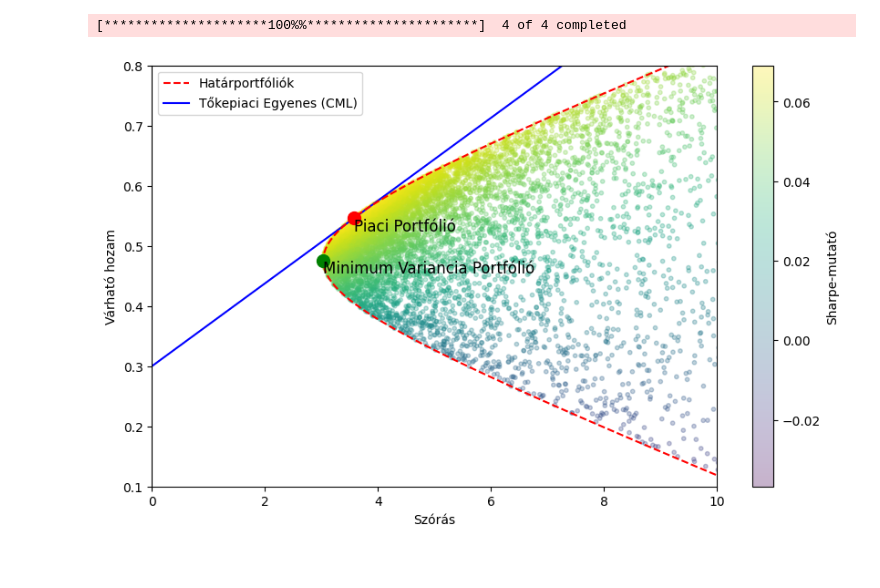
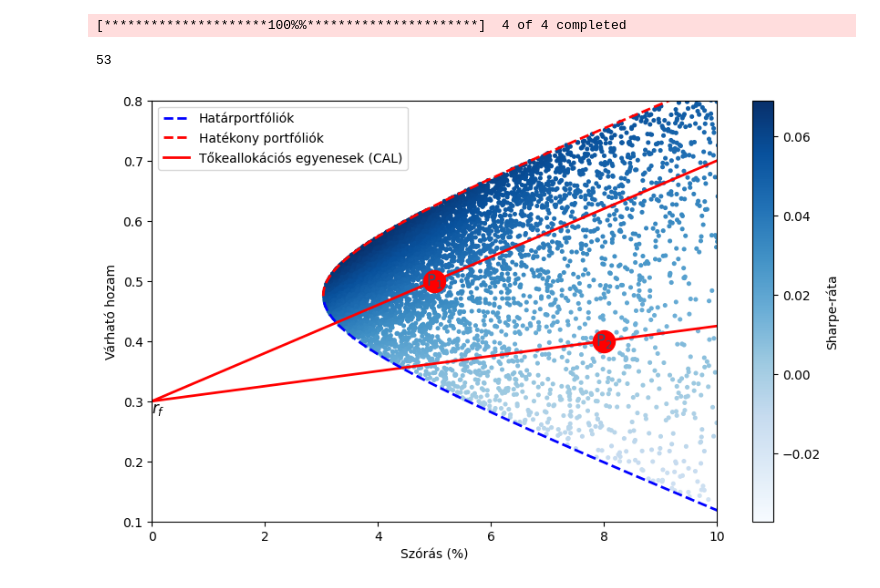
Before and after one commit to hakatiki/ETI-blog, a Jupyter notebook: content/blog/MPT/notebook.ipynb, the cells around one changed output. Saved outputs shown, nothing was run; the diff lists cells and outputs as text; code cells hidden in the pictures.

```diff
--- a/content/blog/MPT/notebook.ipynb
+++ b/content/blog/MPT/notebook.ipynb
@@ -162,32 +250,64 @@ def plot_efficient_frontier(results, exact_frontier_returns, exact_frontier_vola
     plt.ylim(min_y, max_y )  # Expected return range
 
     # Scatter plot for simulated portfolios
-    plt.scatter(results[0,:], results[1,:], c=results[2,:], cmap='viridis', marker='o', s=10, alpha=0.3)
-    plt.colorbar(label='Sharpe-mutató')
+    results[0,:]+=0.015
+    plt.scatter(results[0,:], results[1,:], c=results[2,:], cmap='Blues', marker='o', s=7, alpha=1)
+    plt.colorbar(label='Sharpe-ráta')
 
     # Line plot for the exact efficient frontier
-    plt.plot(exact_frontier_volatilities, exact_frontier_returns, 'r--', label='Határportfóliók')
+    min_vol =  np.array(exact_frontier_volatilities).min()
+    min_vol_pos = np.where(np.array(exact_frontier_volatilities) == min_vol)[0][0]
+    print(min_vol_pos)
+    plt.plot(exact_frontier_volatilities[:min_vol_pos], exact_frontier_returns[:min_vol_pos], 'b--', label='Határportfóliók', linewidth=2)
+
+    plt.plot(exact_frontier_volatilities[min_vol_pos:], exact_frontier_returns[min_vol_pos:], 'r--', label='Hatékony portfóliók', linewidth=2)
 
 
 
-    # Plot the Capital Market Line (CML)
-    cml_x = np.linspace(min_x, max_x, 100)
-    cml_y = risk_free_rate + (market_return - risk_free_rate) / market_volatility * cml_x
-    plt.plot(cml_x, cml_y, color='blue', linestyle='-', label='Tőkepiaci Egyenes (CML)', zorder=1)
+
+
+    # # Plot the Capital Market Line (CML)
+    # cml_x = np.linspace(min_x, max_x, 100)
+    # cml_y = risk_free_rate + (market_return - risk_free_rate) / market_volatility * cml_x
+    # plt.plot(cml_x, cml_y, color='red', linestyle='-', label='Tőkepiaci Egyenes (CML)', zorder=1)
+    # # plt.text(0.55, 0.3, 'MVP', fontsize=12, verticalalignment='bottom', horizontalalignment='right', color='black')
+
+    # plt.scatter(mvp_volatility, mvp_return, color='green', marker='o', s=100, zorder=2)
+    # plt.text(mvp_volatility, mvp_return, 'Minimum Variancia Portfólió', fontsize=12, verticalalignment='top', horizontalalignment='left', color='black')
+
+    # Plot the market portfolio with a red color
+    # plt.scatter(market_volatility, market_return, color='red', marker='o', s=100, zorder=3)
+    # plt.text(market_volatility, market_return, 'Piaci Portfólió', fontsize=12, verticalalignment='top', horizontalalignment='left', color='black')
+    sample1_volatility, sample1_return=5,0.5
+    cal_x = np.linspace(min_x, max_x, 100)
+    cal_y = risk_free_rate + (sample1_return - risk_free_rate) / sample1_volatility * cal_x
+    plt.plot(cal_x, cal_y, color='red', linestyle='-', label='Tőkeallokációs egyenesek (CAL)', zorder=1, linewidth=2)
     # plt.text(0.55, 0.3, 'MVP', fontsize=12, verticalalignment='bottom', horizontalalignment='right', color='black')
 
-    plt.scatter(mvp_volatility, mvp_return, color='green', marker='o', s=100, zorder=2)
-    plt.text(mvp_volatility, mvp_return, 'Minimum Variancia Portfólió', fontsize=12, verticalalignment='top', horizontalalignment='left', color='black')
+    # Plot the market portfolio with a red color
+    plt.scatter(sample1_volatility, sample1_return, color='red', marker='o', s=300, zorder=3)
+    plt.text(sample1_volatility, sample1_return, '$\\text{P}_1$',  verticalalignment='center', horizontalalignment='center', fontsize=12,color='#335574')
+
+    sample2_volatility, sample2_return= 8, 0.4
+    cal_x = np.linspace(min_x, max_x, 100)
+    cal_y = risk_free_rate + (sample2_return - risk_free_rate) / sample2_volatility * cal_x
+    plt.plot(cal_x, cal_y, color='red', linestyle='-', zorder=1, linewidth=2)
+    # plt.text(0.55, 0.3, 'MVP', fontsize=12, verticalalignment='bottom', horizontalalignment='right', color='black')
 
     # Plot the market portfolio with a red color
-    plt.scatter(market_volatility, market_return, color='red', marker='o', s=100, zorder=3)
-    plt.text(market_volatility, market_return, 'Piaci Portfólió', fontsize=12, verticalalignment='top', horizontalalignment='left', color='black')
+    plt.scatter(sample2_volatility, sample2_return, color='red', marker='o', s=300, zorder=3)
+    plt.text(sample2_volatility, sample2_return, '$\\text{P}_2$', fontsize=12, verticalalignment='center', horizontalalignment='center', color='#335574')
+
+    # plt.scatter(0, risk_free_rate, color='blue', marker='x', s=100, zorder=3)
+    # plt.scatter(0, risk_free_rate, color='red', marker='*', s=100, zorder=3)
+    plt.text(0, risk_free_rate, '$r_f$', fontsize=12, verticalalignment='top', horizontalalignment='left', color='black')
+
 
     # plt.title('Hatékony határvonal és tőkepiaci vonal')
-    plt.xlabel('Szórás')
+    plt.xlabel('Szórás (%)')
     plt.ylabel('Várható hozam')
     plt.legend()
-    plt.show()
+    # plt.show()
 
 # Loading data
 risk_free_rate=0.3
@@ -206,34 +326,40 @@ results = efficient_frontier(returns, num_portfolios, risk_free_rate)
 mu = returns.mean() * 252  # Annualize the daily returns
 Sigma = returns.cov() * 252  # Annualize the daily covariances
 Sigma_inv = np.linalg.inv(Sigma)
 ones = np.ones(len(mu))
 U = np.vstack([mu, ones]).T
 M = U.T@ (Sigma_inv@ U)
 M_inv = np.linalg.inv(M)
 desired_returns = np.linspace(min_y, max_y , 100)  # Adjusted to match Manim
 exact_weights_list = []
 exact_risk_list = []
 
 for desired_return in desired_returns:
     u = np.array([desired_return, 1])
     w_star = Sigma_inv@ U@ M_inv@u
     portfolio_risk = np.sqrt(np.dot(w_star.T, np.dot(Sigma, w_star))) * np.sqrt(252)
     exact_weights_list.append(w_star)
     exact_risk_list.append(portfolio_risk)
 
 # Find the minimum variance portfolio
 mvp_weights = minimum_variance_portfolio(Sigma)
 mvp_return, mvp_volatility = portfolio_statistics(mvp_weights, returns, Sigma)
 
 # Find the market portfolio
 market_weights = market_portfolio(mu, Sigma, risk_free_rate)
 market_return, market_volatility = portfolio_statistics(market_weights, returns, Sigma)
 
 # Plot both the simulated and exact efficient frontiers
 plot_efficient_frontier(results, desired_returns, exact_risk_list, mvp_return, mvp_volatility, market_return, market_volatility, risk_free_rate, min_x, max_x, min_y, max_y)
+# Save the chart as an SVG file with custom colors and transparent background
+plt.savefig("../../../static/MPT/MPT1.svg", format='svg', transparent=True, bbox_inches='tight')
+
+# Show the plot
+plt.show()
 # %% [output]
 [*********************100%%**********************]  4 of 4 completed
+53
-[figure, old version]
+[figure, new version]
 # %%
 import numpy as np
 import pandas as pd
```
Also changed, not shown: parts of 3 cells of this notebook, 9 other files.
